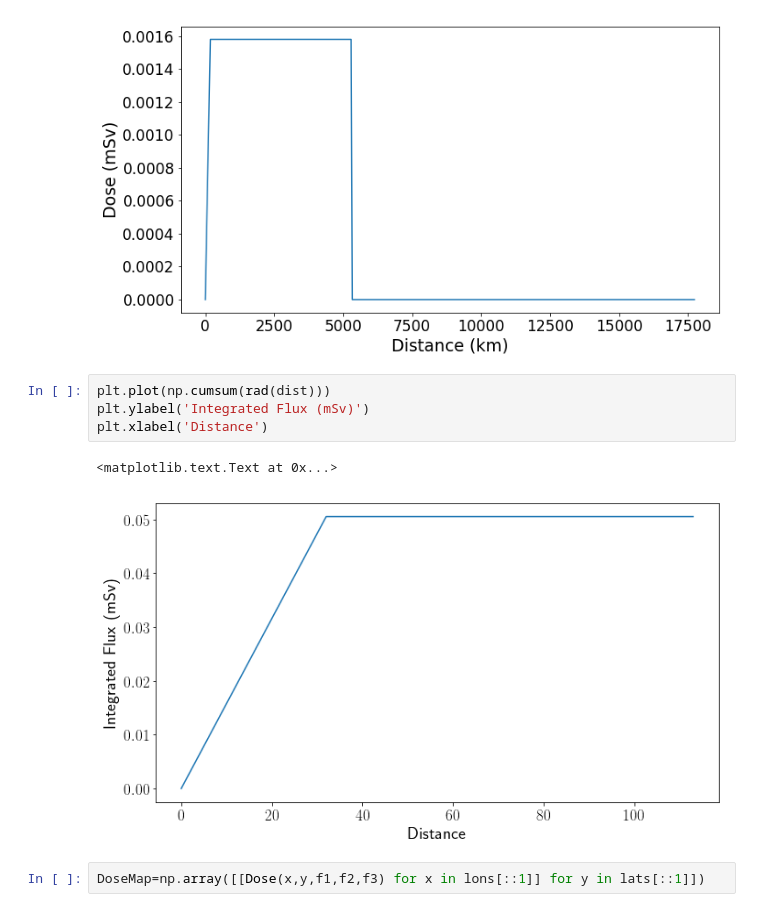
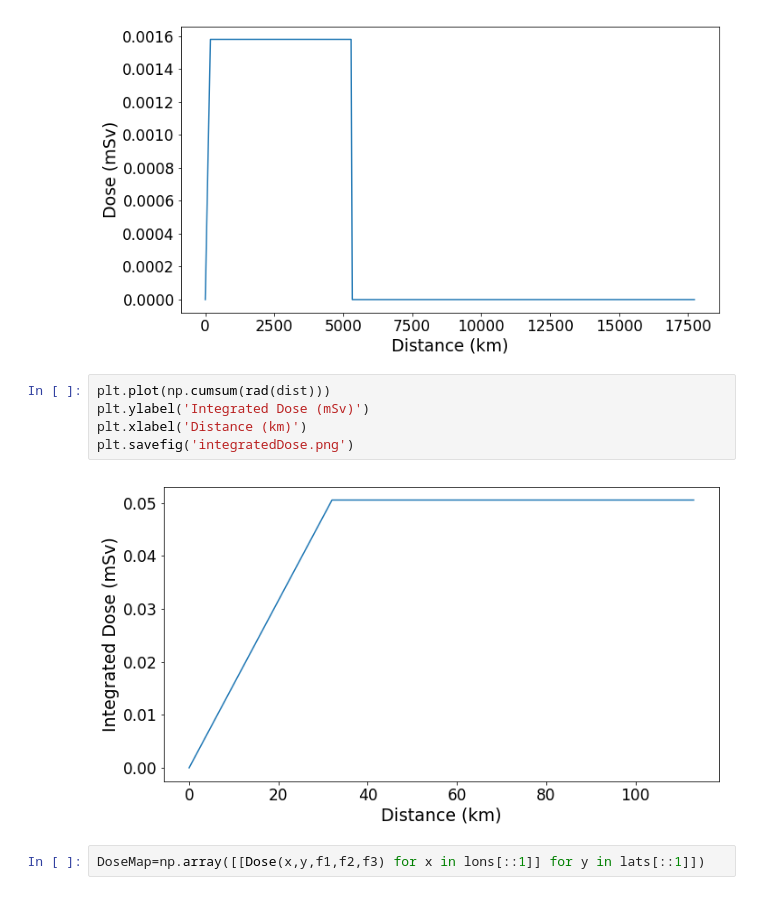
Before and after one commit to ax3l91/space-apps-2017-mayday-athens, a Jupyter notebook: Kp.ipynb, the cells around one changed output. Drawn from its saved outputs; the diff is of its cells as text.

Commit message:
minor fix in integrated plot

```diff
--- a/Kp.ipynb
+++ b/Kp.ipynb
@@ -124,11 +124,11 @@ plt.savefig('Dose.png')
 [figure]
 # %%
 plt.plot(np.cumsum(rad(dist)))
-plt.ylabel('Integrated Flux (mSv)')
-plt.xlabel('Distance')
+plt.ylabel('Integrated Dose (mSv)')
+plt.xlabel('Distance (km)')
+plt.savefig('integratedDose.png')
 # %% [output]
-<matplotlib.text.Text at 0x...>
-[figure, old version]
+[figure, new version]
 # %%
 DoseMap=np.array([[Dose(x,y,f1,f2,f3) for x in lons[::1]] for y in lats[::1]])
 # %%
```
Also changed, not shown: parts of 2 cells of this notebook, 1 other file.
